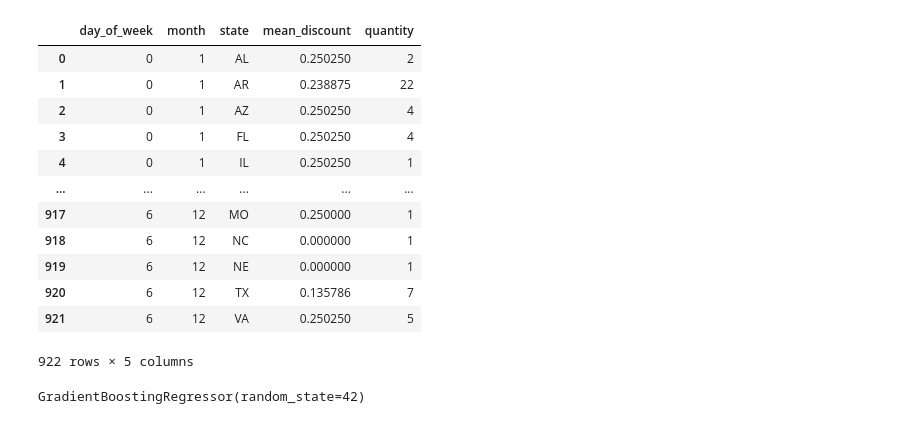
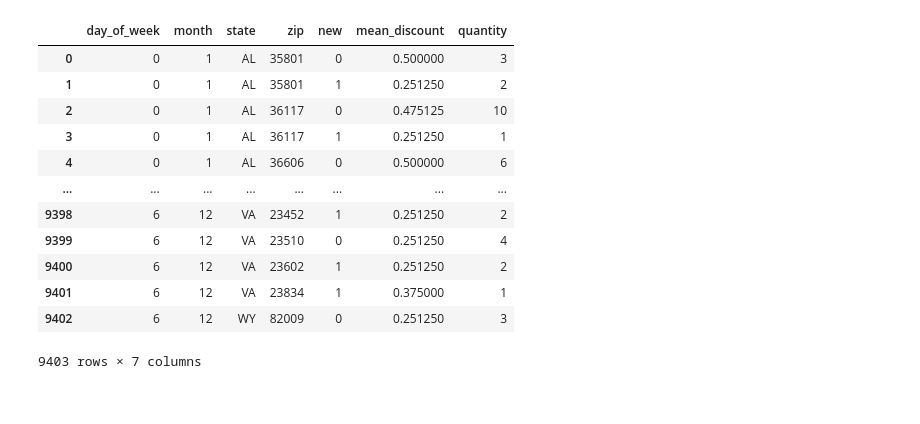
Before and after one commit to jakobkuemmerle/Shopping-Store-Price-Elasticity-Model, a Jupyter notebook: 04_price_elasticity.ipynb, the cells around one changed output. Cells and saved outputs as stored; diff of their text form; code cells hidden in the pictures.

```diff
--- a/04_price_elasticity.ipynb
+++ b/04_price_elasticity.ipynb
@@ -82,0 +72,23 @@ df.head()
+# %%
+import requests
+from bs4 import BeautifulSoup
+import re
+# URL of the page to be scraped
+url = "https://uspopulation.org/florida/33710/"
+
+# Send a GET request to the URL
+response = requests.get(url)
+
+# If the request was successful
+if response.status_code == 200:
+    # Parse the HTML content of the page
+    soup = BeautifulSoup(response.content, 'html.parser')
+
+    # Find and print the relevant data
+    # (You'll need to adjust the search criteria based on the webpage's structure)
+    population_data = soup.find_all('p')
+    for data in population_data:
+        if "population of" in data.text:
+            print(data.text)
+else:
+    print("Failed to retrieve the webpage. Status code:", response.status_code)
@@ -82,0 +299,4 @@ df.head()
+# %%
+df = prepare_basket(trans_file_path, skst_file_path)
+df = df[df['sku'] == 6656135]
+df.head()
@@ -241,0 +390,7 @@ joined_df
+# %%
+joined_df = pd.merge(df, strinfo, on='storeid', how='inner')
+min_dates = joined_df.groupby('storeid')['saledate'].min()
+min_dates_plus_100 = min_dates + pd.Timedelta(days=100)
+min_dates_plus_100 = min_dates_plus_100.reset_index()
+min_dates_plus_100.columns = ['storeid', 'min_saledate']
+min_dates_plus_100
@@ -241,0 +411,4 @@ joined_df
+# %%
+joined_df = pd.merge(joined_df, min_dates_plus_100, on='storeid', how='inner')
+joined_df['new'] = np.where(joined_df['saledate'] < joined_df['min_saledate'], 1, 0)
+joined_df
@@ -242,19 +429,19 @@ joined_df
 # %%
-sales_quantity = joined_df.groupby(['day_of_week', 'month', 'state']).size().reset_index(name='quantity')
-mean_discount = joined_df.groupby(['day_of_week', 'month', 'state'])['percent_discount'].mean().reset_index(name='mean_discount')
-merged = pd.merge(mean_discount, sales_quantity, on = ['day_of_week', 'month', 'state'])
+sales_quantity = joined_df.groupby(['day_of_week', 'month', 'state', 'zip', 'new']).size().reset_index(name='quantity')
+mean_discount = joined_df.groupby(['day_of_week', 'month', 'state', 'zip', 'new'])['percent_discount'].mean().reset_index(name='mean_discount')
+merged = pd.merge(mean_discount, sales_quantity, on = ['day_of_week', 'month', 'state', 'zip', 'new'])
 merged
 # %% [output]
-|  | day_of_week | month | state | mean_discount | quantity |
-| 0 | 0 | 1 | AL | 0.250250 | 2 |
-| 1 | 0 | 1 | AR | 0.238875 | 22 |
-| 2 | 0 | 1 | AZ | 0.250250 | 4 |
-| 3 | 0 | 1 | FL | 0.250250 | 4 |
-| 4 | 0 | 1 | IL | 0.250250 | 1 |
-| ... | ... | ... | ... | ... | ... |
-| 917 | 6 | 12 | MO | 0.250000 | 1 |
-| 918 | 6 | 12 | NC | 0.000000 | 1 |
-| 919 | 6 | 12 | NE | 0.000000 | 1 |
-| 920 | 6 | 12 | TX | 0.135786 | 7 |
-| 921 | 6 | 12 | VA | 0.250250 | 5 |
+|  | day_of_week | month | state | zip | new | mean_discount | quantity |
+| 0 | 0 | 1 | AL | 35801 | 0 | 0.500000 | 3 |
+| 1 | 0 | 1 | AL | 35801 | 1 | 0.251250 | 2 |
+| 2 | 0 | 1 | AL | 36117 | 0 | 0.475125 | 10 |
+| 3 | 0 | 1 | AL | 36117 | 1 | 0.251250 | 1 |
+| 4 | 0 | 1 | AL | 36606 | 0 | 0.500000 | 6 |
+| ... | ... | ... | ... | ... | ... | ... | ... |
+| 9398 | 6 | 12 | VA | 23452 | 1 | 0.251250 | 2 |
+| 9399 | 6 | 12 | VA | 23510 | 0 | 0.251250 | 4 |
+| 9400 | 6 | 12 | VA | 23602 | 1 | 0.251250 | 2 |
+| 9401 | 6 | 12 | VA | 23834 | 1 | 0.375000 | 1 |
+| 9402 | 6 | 12 | WY | 82009 | 0 | 0.251250 | 3 |
-922 rows × 5 columns
+9403 rows × 7 columns
@@ -278,8 +447,0 @@ X_train, X_test, y_train, y_test = train_test_split(X, y, test_size=0.2, random_
-# %%
-# Create a Gradient Boosting Regressor model
-gbr = GradientBoostingRegressor(random_state=42)
-
-# Fit the model to the training data
-gbr.fit(X_train, y_train)
-# %% [output]
-GradientBoostingRegressor(random_state=42)
```
Also changed, not shown: parts of 52 cells of this notebook.
